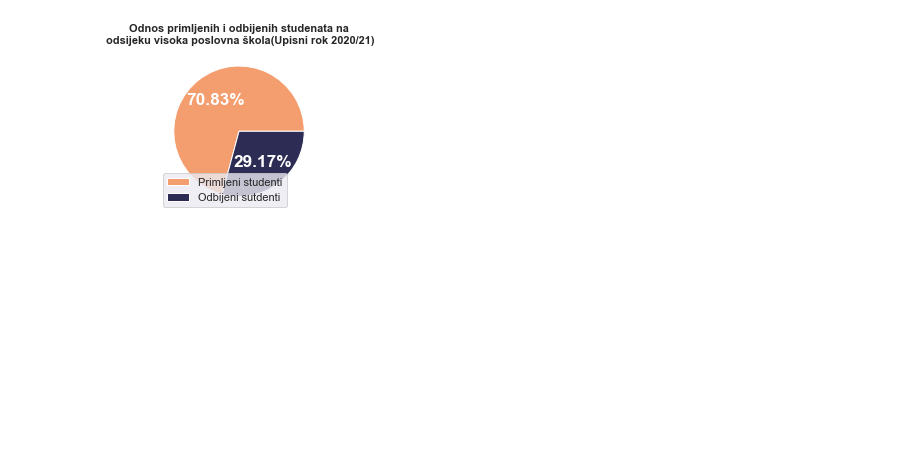
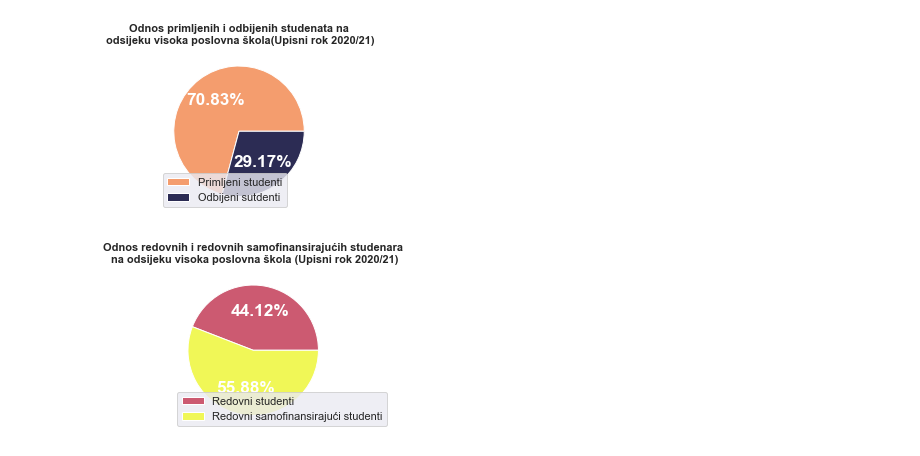
Before and after one commit to WorldWideWest/logisticRegressionSEBS, a Jupyter notebook: visualisation.ipynb, the cells around one changed output. Cells and saved outputs as stored; diff of their text form; code cells hidden in the pictures; blank space fills up the shorter version.

```diff
--- a/visualisation.ipynb
+++ b/visualisation.ipynb
@@ -114,3 +162,12 @@ pieAdmitted(vpsData,
              save = 'visualisations/vpsAdmittedNot.png')
 # %% [output]
 [figure]
+# %%
+pieREDS(vpsData,
+        ['#CC5A71','#F0F757'],
+        3,
+        ['Redovni studenti', 'Redovni samofinansirajući studenti'],
+        'Odnos redovnih i redovnih samofinansirajućih studenara\n na odsijeku visoka poslovna škola (Upisni rok 2020/21)',
+        'visualisations/vpsRED_REDS.png')
+# %% [output]
+[figure, added]
```
Also changed, not shown: parts of 13 cells of this notebook, 8 other files.
